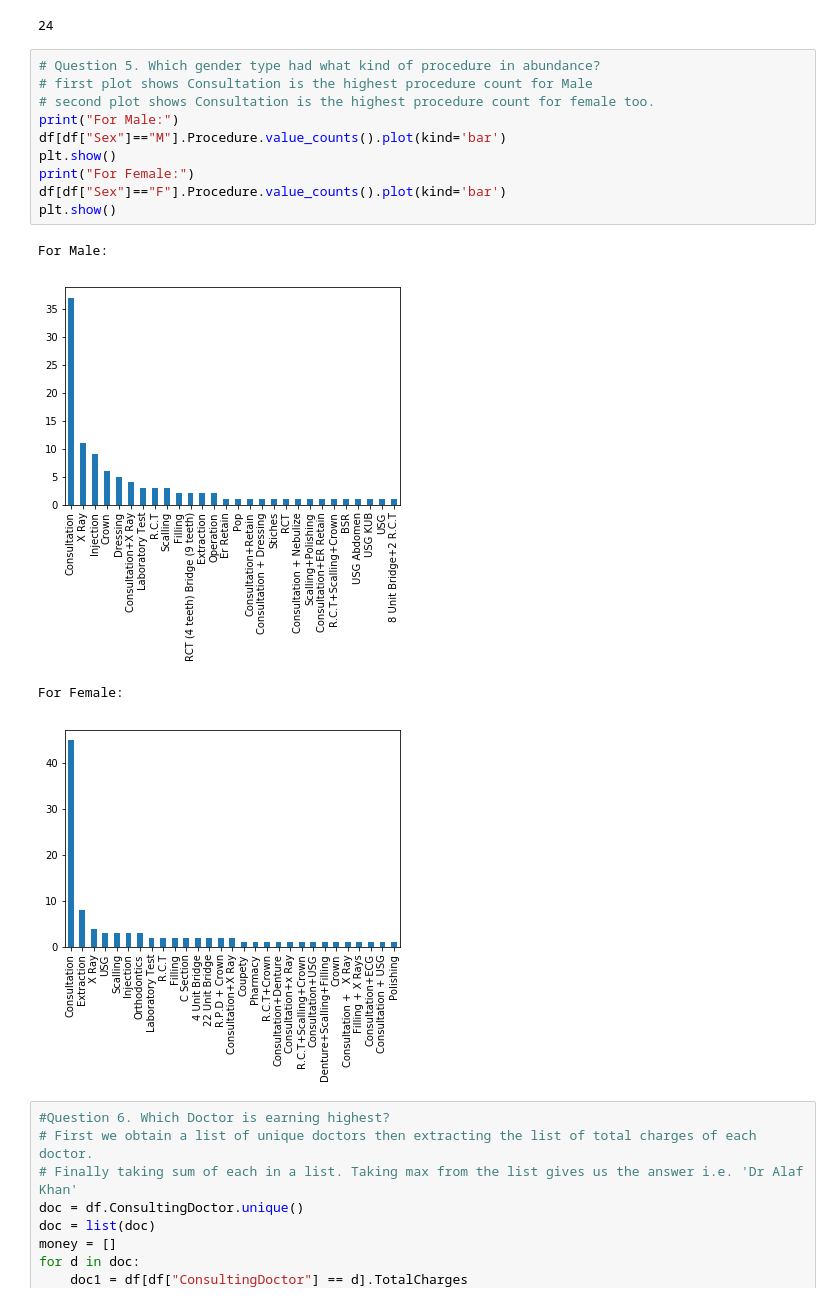
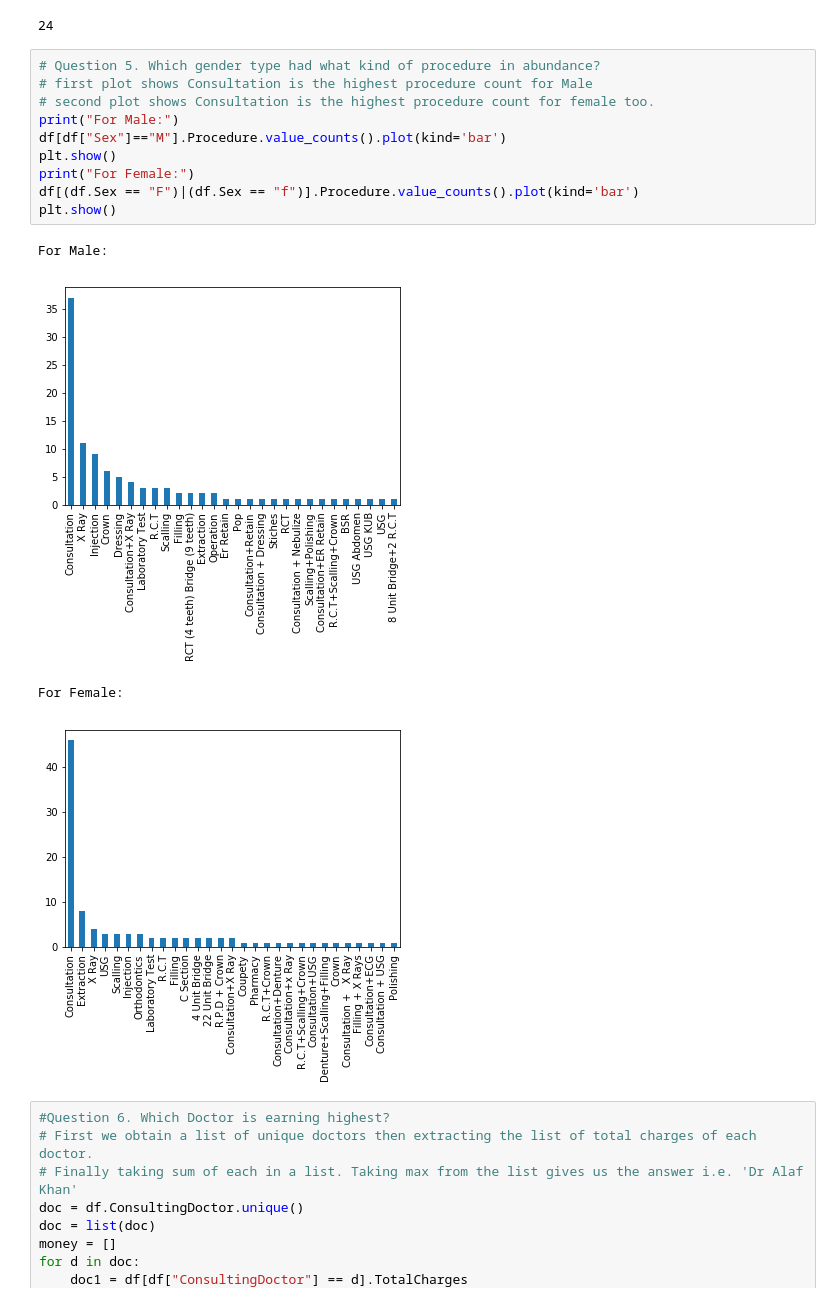
Before and after one commit to DataIntelligenceHub/Python-Assignment-2, a Jupyter notebook: AmmarPythonAssignment2.ipynb, the cells around one changed output. Cells and saved outputs as stored; diff of their text form.

```diff
--- a/AmmarPythonAssignment2.ipynb
+++ b/AmmarPythonAssignment2.ipynb
@@ -63,18 +63,18 @@ children
 # %%
 # Question 5. Which gender type had what kind of procedure in abundance?
 # first plot shows Consultation is the highest procedure count for Male
 # second plot shows Consultation is the highest procedure count for female too.
 print("For Male:")
 df[df["Sex"]=="M"].Procedure.value_counts().plot(kind='bar')
 plt.show()
 print("For Female:")
-df[df["Sex"]=="F"].Procedure.value_counts().plot(kind='bar')
+df[(df.Sex == "F")|(df.Sex == "f")].Procedure.value_counts().plot(kind='bar')
 plt.show()
 # %% [output]
 For Male:
 [figure]
 For Female:
-[figure, old version]
+[figure, new version]
 # %%
 #Question 6. Which Doctor is earning highest?
 # First we obtain a list of unique doctors then extracting the list of total charges of each doctor.
```
Also changed, not shown: parts of 2 cells of this notebook.
